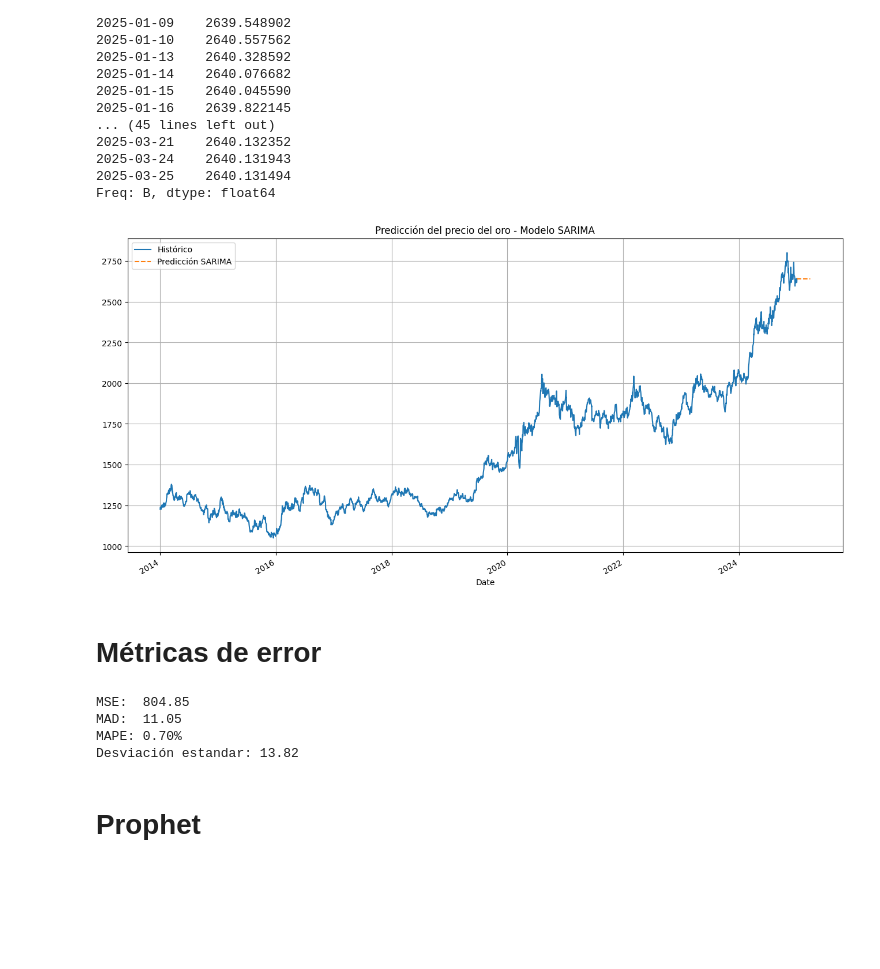
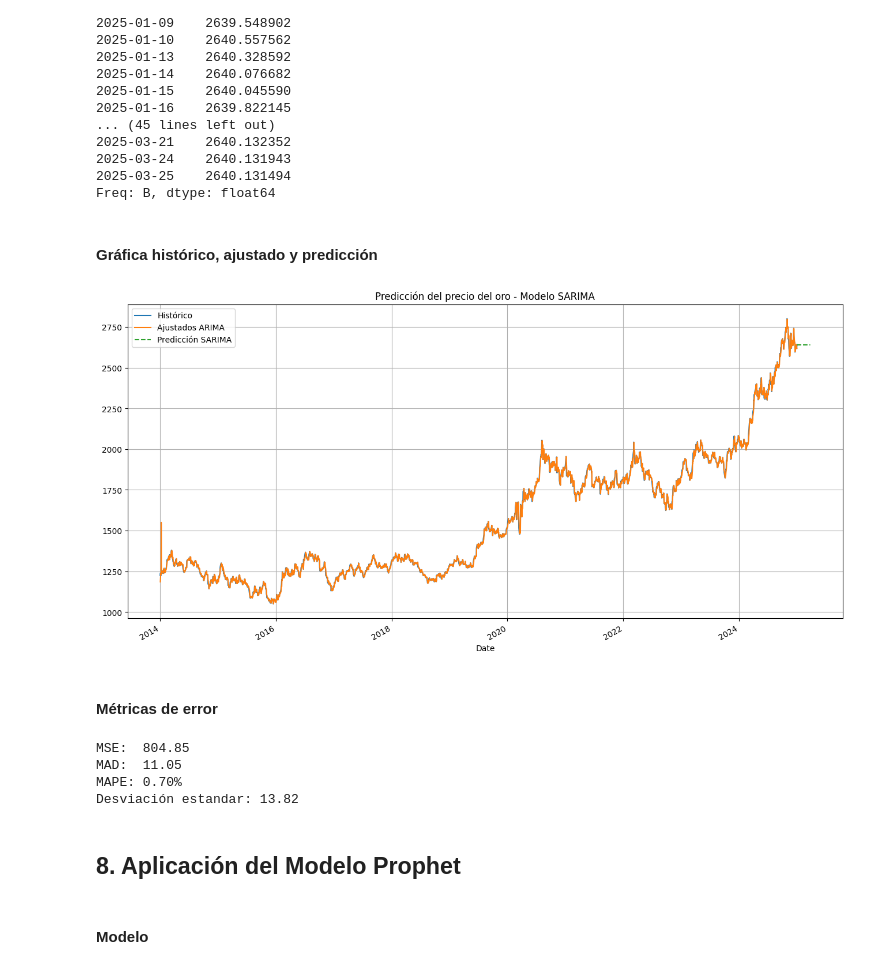
Before and after one commit to edreyesc/ProyectoFinal, a Jupyter notebook: proyectoFinal.ipynb, the cells around one changed output. Drawn from its saved outputs; the diff is of its cells as text; code cells hidden in the pictures; blank space fills up the shorter version.

```diff
--- a/proyectoFinal.ipynb
+++ b/proyectoFinal.ipynb
@@ -213,0 +99,3 @@ DatetimeIndex(['2025-01-01', '2025-01-02', '2025-01-03', '2025-01-06',
+# %%
+# Ordenar el dataframe ya que según lo que se observó en la inspección inicial, se inicia desde el 2024 al 2014
+df_gold.sort_index(inplace=True)
@@ -213,0 +179,4 @@ DatetimeIndex(['2025-01-01', '2025-01-02', '2025-01-03', '2025-01-06',
+# %%
+ultima_fecha = df_gold.index[-1]
+fechas_futuras = pd.bdate_range(start=ultima_fecha + pd.Timedelta(days=1), periods=60)
+print(fechas_futuras)
@@ -415,5 +422,6 @@ Desviación estandar: 13.66
 # %%
-modelo_sarima = SARIMAX(df_sorted['Price'],
+#--- Modelo SARIMA (1, 1, 1)x(1, 0, 1, 5)
+modelo_sarima = SARIMAX(df_gold['Price'],
                         order=(1,1,1),
                         seasonal_order=(1,0,1,5),
                         enforce_stationarity=False,
@@ -464,17 +474,23 @@ print(prediccion_sarima)
 2025-03-24    2640.131943
 2025-03-25    2640.131494
 Freq: B, dtype: float64
+# %% [markdown]
+#### Gráfica histórico, ajustado y predicción
+# %%
+# Valores ajustados
+fitted_sarima = modelo_sarima.predict(start = 1, end = len(df_gold) - 1, type='leve')
 # %%
 plt.figure(figsize=(16,8))
-df_sorted['Price'].plot(label='Histórico')
+df_gold['Price'].plot(label='Histórico')
+plt.plot(fitted_sarima.index, fitted_sarima, label="Ajustados ARIMA")
 prediccion_sarima.plot(label='Predicción SARIMA', linestyle='--')
 plt.legend()
 plt.title('Predicción del precio del oro - Modelo SARIMA')
 plt.grid(True)
 plt.show()
 # %% [output]
-[figure, old version]
+[figure, new version]
 # %% [markdown]
-# Métricas de **error**
+#### Métricas de error
 # %%
 ajuste = modelo_sarima.fittedvalues
@@ -501,6 +517,8 @@ MAD:  11.05
 MAPE: 0.70%
 Desviación estandar: 13.82
 # %% [markdown]
-# **Prophet**
+## 8. Aplicación del Modelo Prophet
+# %% [markdown]
+#### Modelo
 # %%
 # Formatear datos
```
Also changed, not shown: parts of 92 cells of this notebook.
